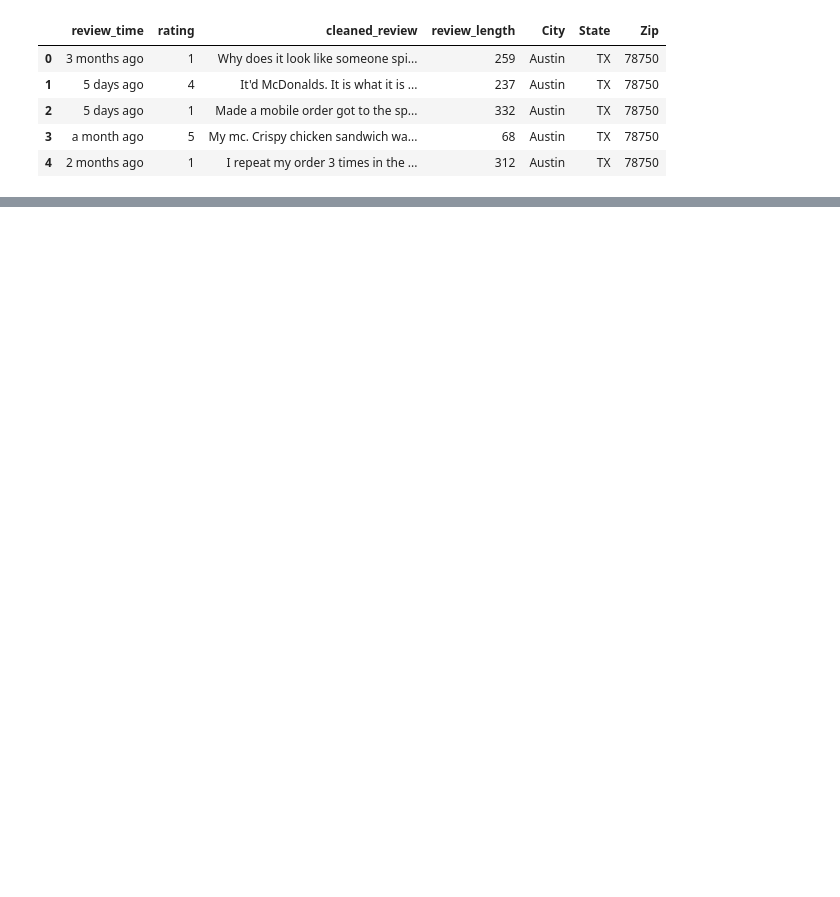
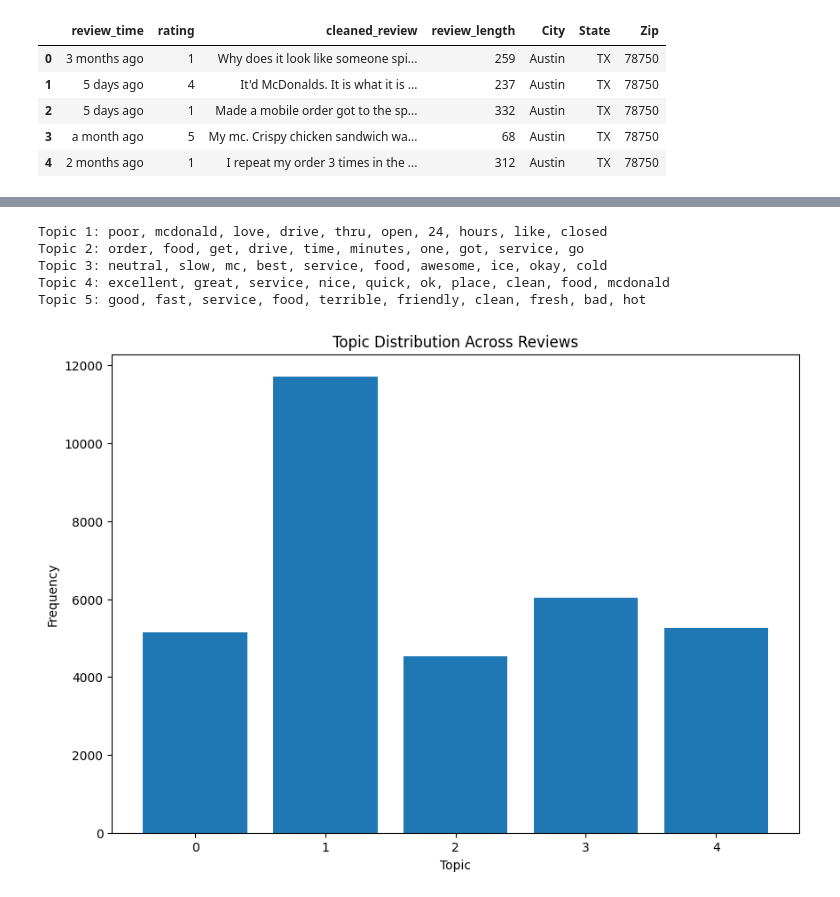
Before and after one commit to carissa406/McDonalds, a Jupyter notebook: archive/reviews.ipynb, the cells around one changed output, grey strips where cells are left out. Drawn from its saved outputs; the diff is of its cells as text; code cells hidden in the pictures; blank space fills up the shorter version.

```diff
--- a/archive/reviews.ipynb
+++ b/archive/reviews.ipynb
@@ -392,0 +538,46 @@ df_2.head()
+# %%
+from sklearn.decomposition import LatentDirichletAllocation
+
+# Number of topics
+n_topics = 5
+
+# Apply LDA
+lda = LatentDirichletAllocation(n_components=n_topics, random_state=42)
+lda.fit(X)
+
+# Get the words for each topic
+def get_top_words(lda_model, vectorizer, n_words=10):
+    words = vectorizer.get_feature_names_out()
+    topics = []
+    for topic_idx, topic in enumerate(lda_model.components_):
+        top_words_idx = topic.argsort()[-n_words:][::-1]
+        top_words = [words[i] for i in top_words_idx]
+        topics.append(top_words)
+    return topics
+
+# Get the top words for each topic
+topics = get_top_words(lda, vectorizer)
+for idx, topic in enumerate(topics):
+    print(f"Topic {idx + 1}: {', '.join(topic)}")
+# %% [output]
+Topic 1: poor, mcdonald, love, drive, thru, open, 24, hours, like, closed
+Topic 2: order, food, get, drive, time, minutes, one, got, service, go
+Topic 3: neutral, slow, mc, best, service, food, awesome, ice, okay, cold
+Topic 4: excellent, great, service, nice, quick, ok, place, clean, food, mcdonald
+Topic 5: good, fast, service, food, terrible, friendly, clean, fresh, bad, hot
+# %%
+import matplotlib.pyplot as plt
+import numpy as np
+
+# Get the topic distribution for each review
+topic_distribution = lda.transform(X)
+
+# Plot the distribution of topics across the reviews
+plt.figure(figsize=(10, 7))
+plt.bar(range(n_topics), topic_distribution.sum(axis=0))
+plt.xlabel('Topic')
+plt.ylabel('Frequency')
+plt.title('Topic Distribution Across Reviews')
+plt.show()
+# %% [output]
+[figure, added]
```
Also changed, not shown: parts of 28 cells of this notebook.
